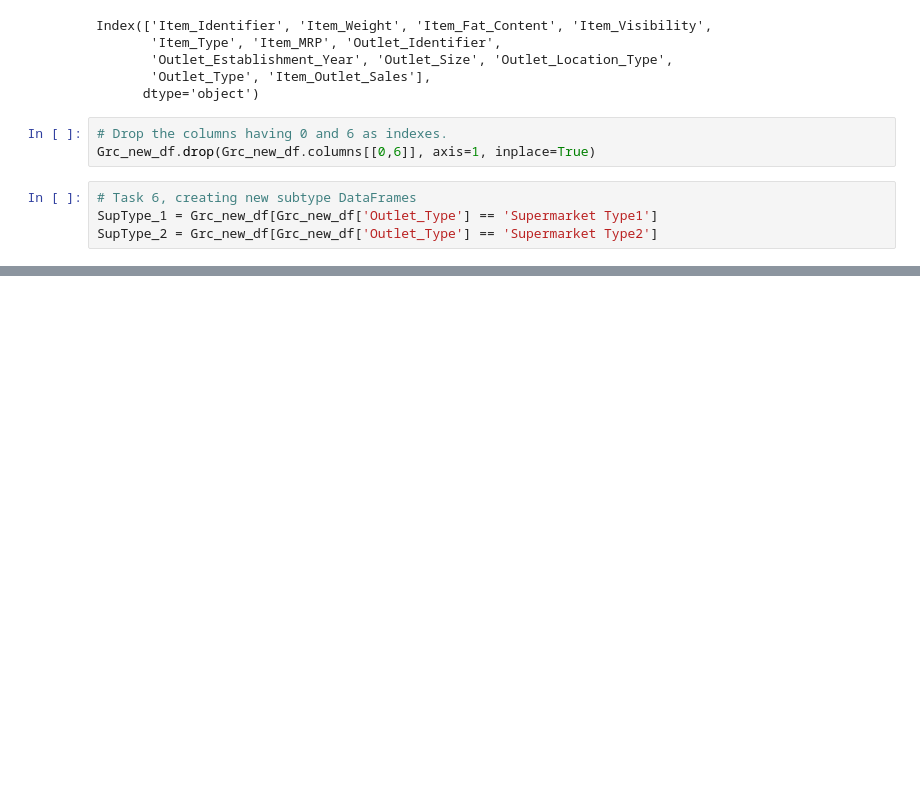
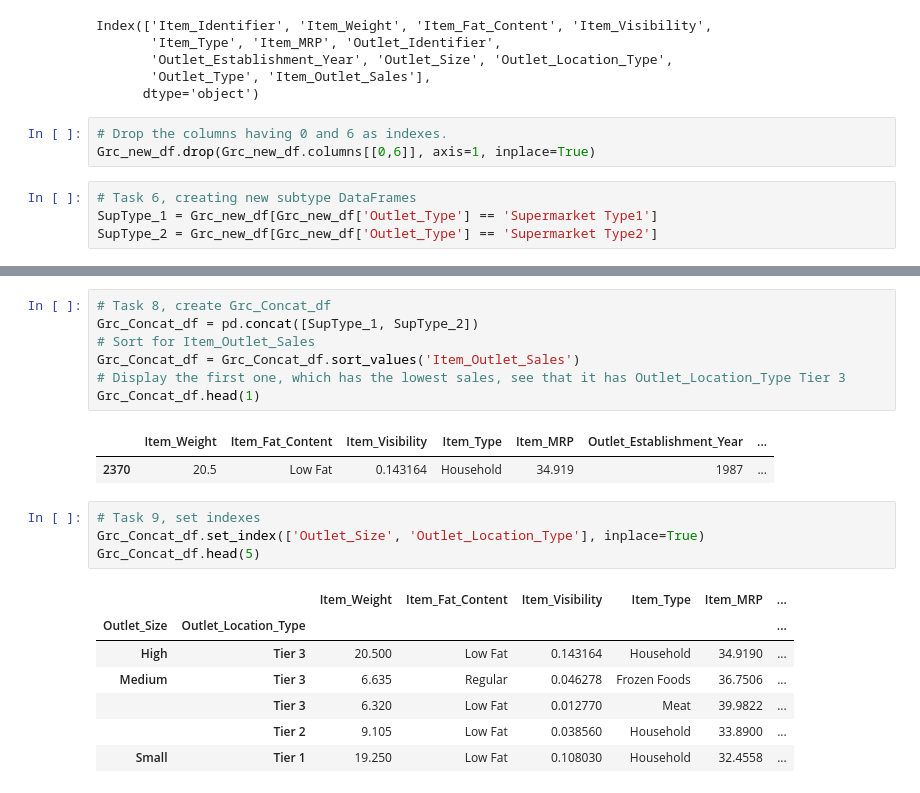
Before and after one commit to kristofferskvam/DAVE3625, a Jupyter notebook: Oblig1/test.ipynb, the cells around one changed output, grey strips where cells are left out. Cells and saved outputs as stored; diff of their text form; blank space fills up the shorter version.

```diff
--- a/Oblig1/test.ipynb
+++ b/Oblig1/test.ipynb
@@ -118,0 +132,22 @@ SupType_2 = Grc_new_df[Grc_new_df['Outlet_Type'] == 'Supermarket Type2']
+# %%
+# Task 8, create Grc_Concat_df
+Grc_Concat_df = pd.concat([SupType_1, SupType_2])
+# Sort for Item_Outlet_Sales
+Grc_Concat_df = Grc_Concat_df.sort_values('Item_Outlet_Sales')
+# Display the first one, which has the lowest sales, see that it has Outlet_Location_Type Tier 3
+Grc_Concat_df.head(1)
+# %% [output]
+|  | Item_Weight | Item_Fat_Content | Item_Visibility | Item_Type | Item_MRP | Outlet_Establishment_Year | ... |
+| 2370 | 20.5 | Low Fat | 0.143164 | Household | 34.919 | 1987 | ... |
+# %%
+# Task 9, set indexes
+Grc_Concat_df.set_index(['Outlet_Size', 'Outlet_Location_Type'], inplace=True)
+Grc_Concat_df.head(5)
+# %% [output]
+|  |  | Item_Weight | Item_Fat_Content | Item_Visibility | Item_Type | Item_MRP | ... |
+| Outlet_Size | Outlet_Location_Type |  |  |  |  |  | ... |
+| High | Tier 3 | 20.500 | Low Fat | 0.143164 | Household | 34.9190 | ... |
+| Medium | Tier 3 | 6.635 | Regular | 0.046278 | Frozen Foods | 36.7506 | ... |
+|  | Tier 3 | 6.320 | Low Fat | 0.012770 | Meat | 39.9822 | ... |
+|  | Tier 2 | 9.105 | Low Fat | 0.038560 | Household | 33.8900 | ... |
+| Small | Tier 1 | 19.250 | Low Fat | 0.108030 | Household | 32.4558 | ... |
```
Also changed, not shown: parts of 6 cells of this notebook.
